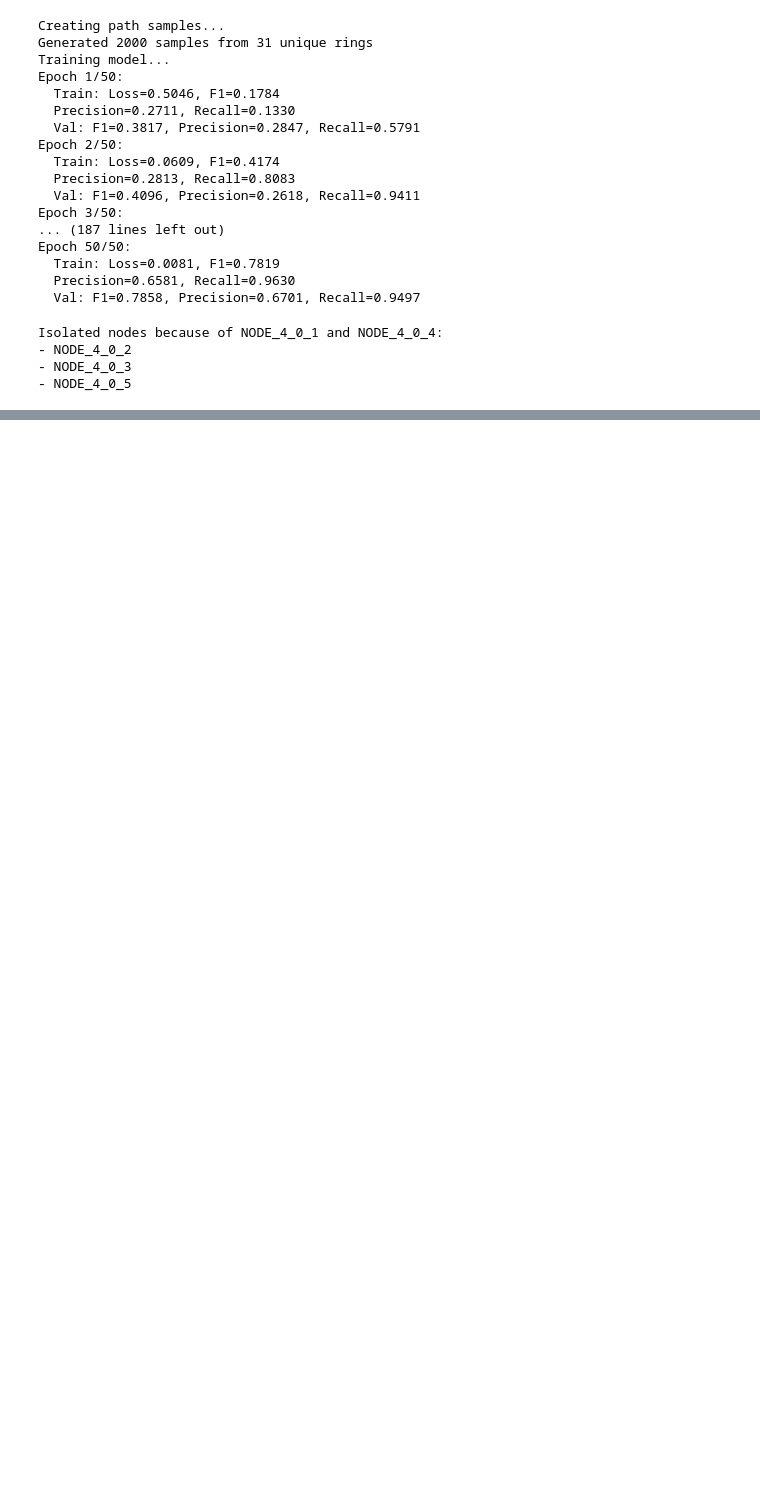
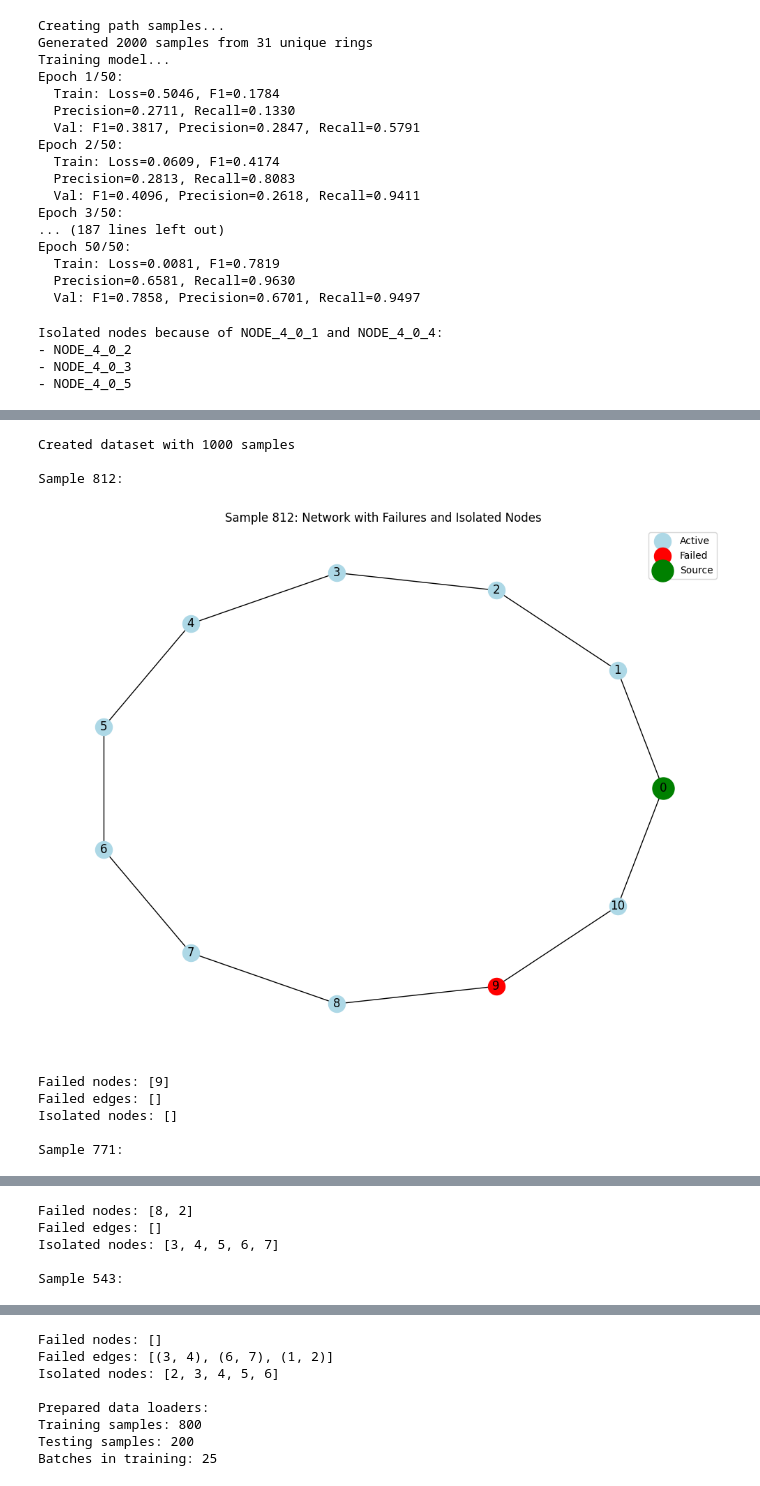
Before and after one commit to hashil7/alarm_rca, a Jupyter notebook: gnnv3.ipynb, the cells around one changed output, grey strips where cells are left out. Saved outputs shown, nothing was run; the diff lists cells and outputs as text; code cells hidden in the pictures; blank space fills up the shorter version.

```diff
--- a/gnnv3.ipynb
+++ b/gnnv3.ipynb
@@ -2000,0 +2001,2 @@ def train_simple_path_model(G, num_epochs=30, batch_size=32):
+# %%
+samples = create_path_samples(G_nx, num_samples=1000,embedding_dim=16)
@@ -2079,0 +2849,37 @@ Isolated nodes because of NODE_4_0_1 and NODE_4_0_4:
+# %%
+
+dataset = RingFailureDataset(num_nodes=10, source_node_id=0, num_samples=1000)
+print(f"Created dataset with {len(dataset)} samples")
+
+# Visualize a few random samples
+for i in range(3):
+    sample_idx = random.randint(0, len(dataset) - 1)
+    print(f"\nSample {sample_idx}:")
+    dataset.visualize_sample(sample_idx)
+
+# Example of how to use the dataset for GNN training
+from torch_geometric.loader import DataLoader
+
+# Split into train and test sets
+train_size = int(0.8 * len(dataset))
+test_size = len(dataset) - train_size
+train_dataset, test_dataset = torch.utils.data.random_split(dataset, [train_size, test_size])
+
+# Create data loaders
+train_loader = DataLoader(train_dataset, batch_size=32, shuffle=True)
+test_loader = DataLoader(test_dataset, batch_size=32, shuffle=False)
+
+print(f"\nPrepared data loaders:")
+print(f"Training samples: {len(train_dataset)}")
+print(f"Testing samples: {len(test_dataset)}")
+print(f"Batches in training: {len(train_loader)}")
+# %% [output]
+Created dataset with 1000 samples
+
+Sample 812:
+[figure, added]
+Failed nodes: [9]
+Failed edges: []
+Isolated nodes: []
+
+Sample 771:
@@ -2079,0 +2887,5 @@ Isolated nodes because of NODE_4_0_1 and NODE_4_0_4:
+Failed nodes: [8, 2]
+Failed edges: []
+Isolated nodes: [3, 4, 5, 6, 7]
+
+Sample 543:
@@ -2079,0 +2893,8 @@ Isolated nodes because of NODE_4_0_1 and NODE_4_0_4:
+Failed nodes: []
+Failed edges: [(3, 4), (6, 7), (1, 2)]
+Isolated nodes: [2, 3, 4, 5, 6]
+
+Prepared data loaders:
+Training samples: 800
+Testing samples: 200
+Batches in training: 25
```
Also changed, not shown: parts of 89 cells of this notebook.
